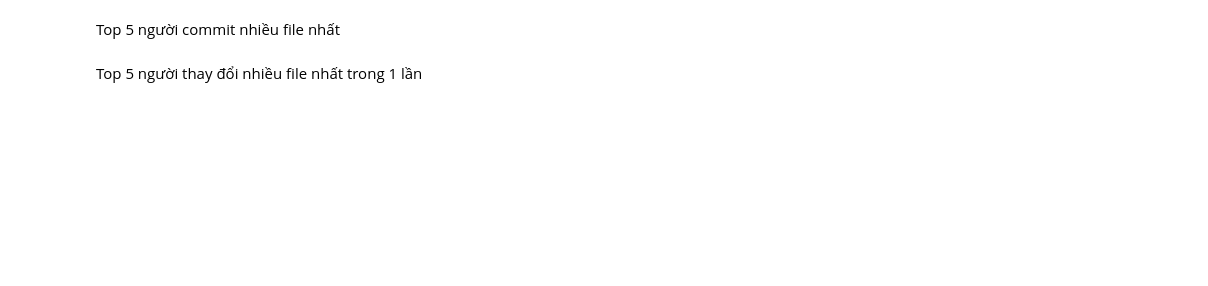
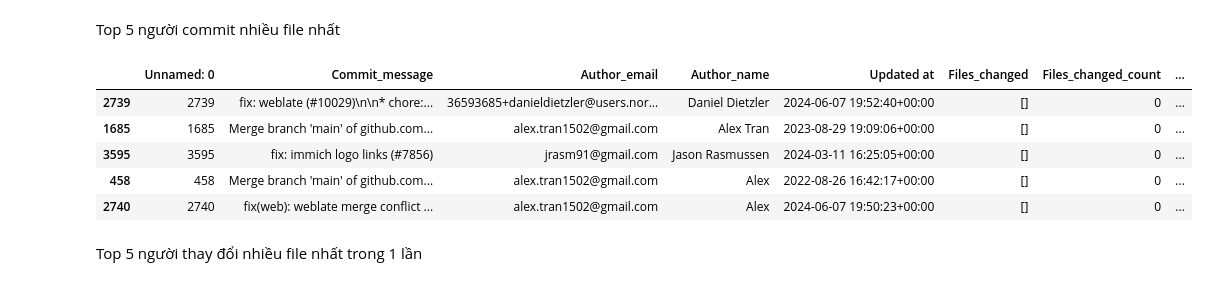
Before and after one commit to bokuwakira1411/PythonDataAnalysis, a Jupyter notebook: dataAnalyst.ipynb, the cells around one changed output. Saved outputs shown, nothing was run; the diff lists cells and outputs as text; code cells hidden in the pictures; blank space fills up the shorter version.

```diff
--- a/dataAnalyst.ipynb
+++ b/dataAnalyst.ipynb
@@ -84,8 +114,15 @@ commit_count.head(5)
 # %% [markdown]
 Top 5 người commit nhiều file nhất
 # %%
-df_temp = df.sort_values('filename', ascending = False)
+df_temp = df.sort_values('Files_changed', ascending = False)
 df_temp.head(5)
+# %% [output]
+|  | Unnamed: 0 | Commit_message | Author_email | Author_name | Updated at | Files_changed | Files_changed_count | ... |
+| 2739 | 2739 | fix: weblate (#10029)\n\n* chore:... | 36593685+danieldietzler@users.nor... | Daniel Dietzler | 2024-06-07 19:52:40+00:00 | [] | 0 | ... |
+| 1685 | 1685 | Merge branch 'main' of github.com... | alex.tran1502@gmail.com | Alex Tran | 2023-08-29 19:09:06+00:00 | [] | 0 | ... |
+| 3595 | 3595 | fix: immich logo links (#7856) | jrasm91@gmail.com | Jason Rasmussen | 2024-03-11 16:25:05+00:00 | [] | 0 | ... |
+| 458 | 458 | Merge branch 'main' of github.com... | alex.tran1502@gmail.com | Alex | 2022-08-26 16:42:17+00:00 | [] | 0 | ... |
+| 2740 | 2740 | fix(web): weblate merge conflict ... | alex.tran1502@gmail.com | Alex | 2024-06-07 19:50:23+00:00 | [] | 0 | ... |
 # %% [markdown]
 Top 5 người thay đổi nhiều file nhất trong 1 lần
 # %%
```
Also changed, not shown: parts of 24 cells of this notebook.
